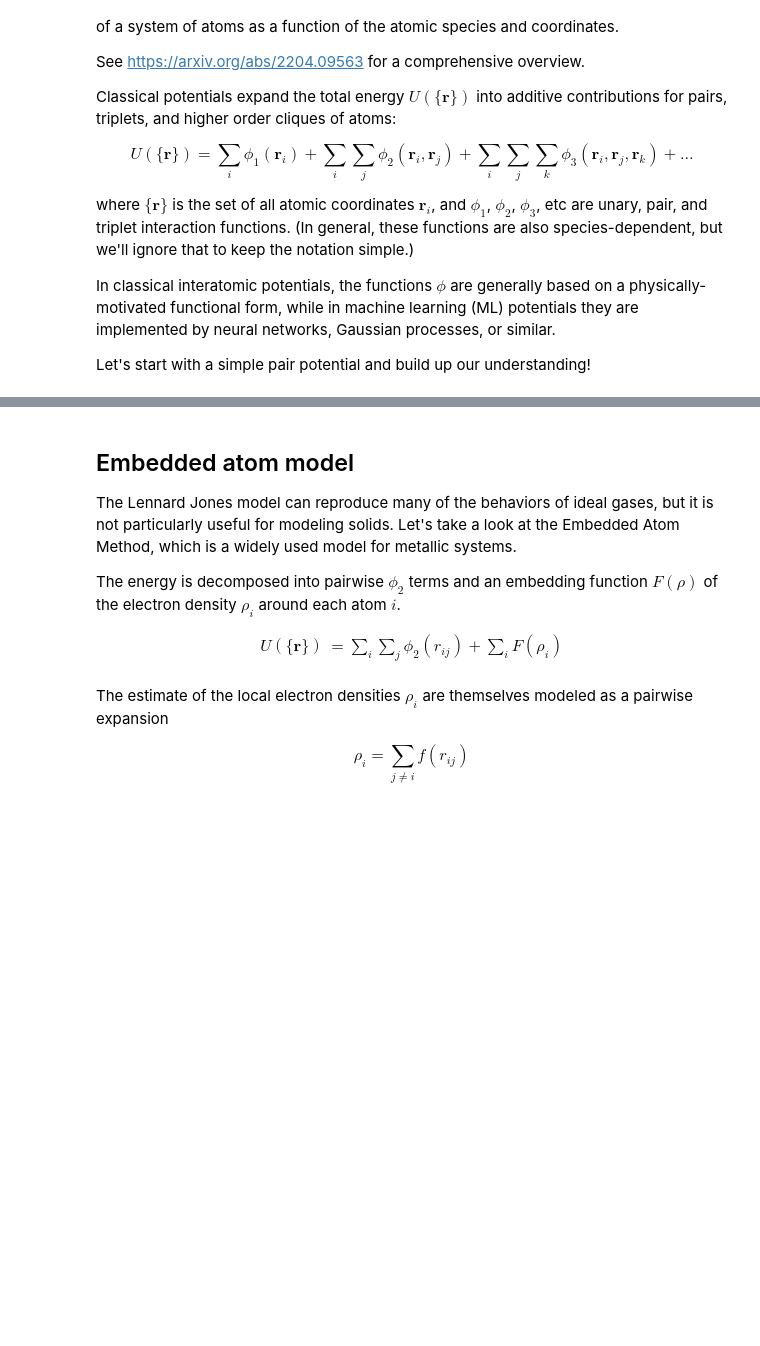
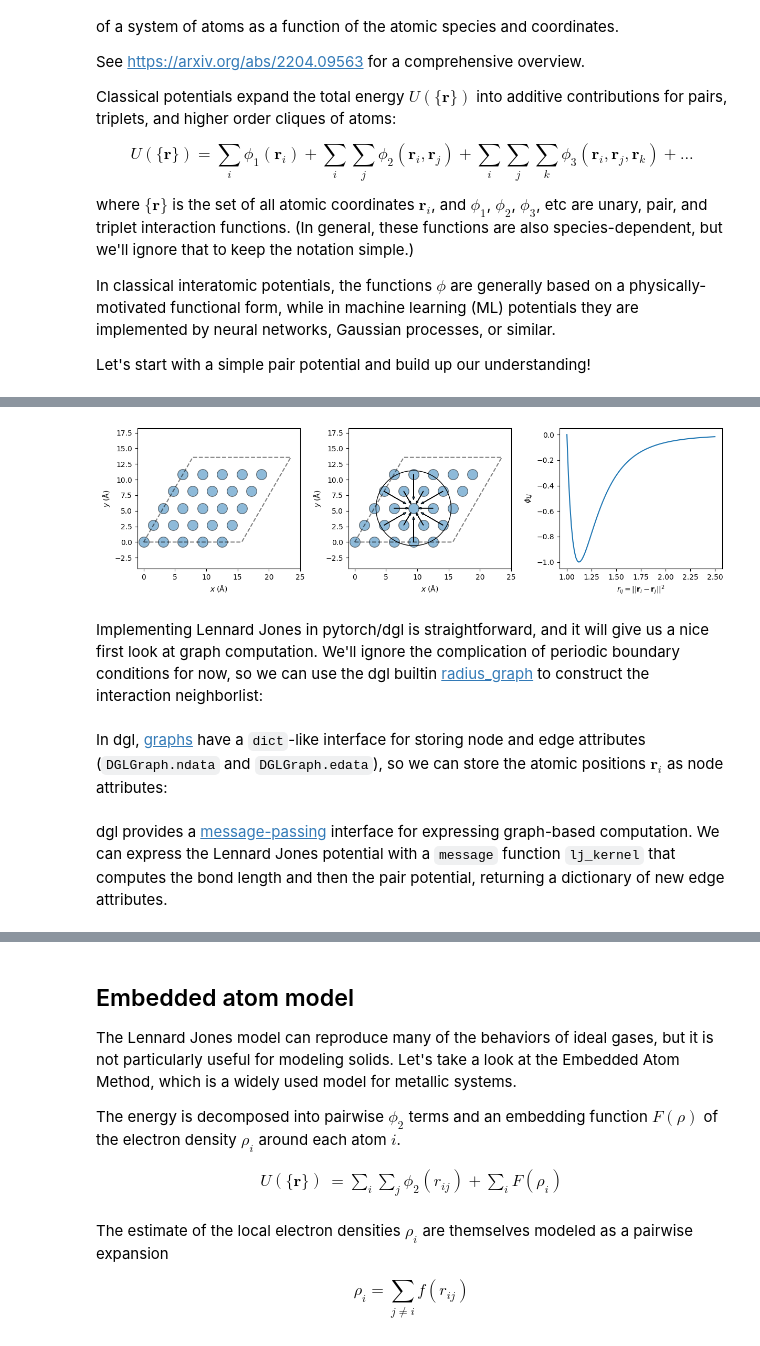
Before and after one commit to usnistgov/nfflr, a Jupyter notebook: notebooks/intro-to-gnn-potentials.ipynb, the cells around one changed output, grey strips where cells are left out. Saved outputs shown, nothing was run; the diff lists cells and outputs as text; code cells hidden in the pictures; blank space fills up the shorter version.

```diff
--- a/notebooks/intro-to-gnn-potentials.ipynb
+++ b/notebooks/intro-to-gnn-potentials.ipynb
@@ -46,6 +33,0 @@ where $r_{ij} = ||\mathbf{r}_i - \mathbf{r}_j||^2$ is the bond length between at
-# %%
-def lj(r, sigma=1.0, epsilon=1.0):
-    """Lennand Jones pair interaction."""
-    c6 = (sigma / r) ** 6
-    c12 = c6 ** 2
-    return 4 * epsilon * (c12 - c6)
@@ -139,0 +49,59 @@ The [full implementation](https://github.com/usnistgov/nfflr/blob/3455de156d66f2
+# %%
+def lj(r, sigma=1.0, epsilon=1.0):
+    """Lennard Jones pair interaction."""
+    c6 = (sigma / r) ** 6
+    c12 = c6 ** 2
+    return 4 * epsilon * (c12 - c6)
+# %%
+from ase.lattice.cubic import FaceCenteredCubic
+slab = fcc111('Ne', size=(5,5,1), vacuum=10.0)
+r1, r2, r3 = slab.get_positions().T
+# %%
+def draw_cell(atoms, ax):
+    """Draw cell oriented along [0 0 1] direction."""
+    corners = np.stack([
+        (atoms.get_scaled_positions()[0] + offset @ atoms.cell.array)[:2]
+        for offset in [[0,0,0], [1,0,0], [1, 1, 0], [0,1,0], [0,0,0]]
+    ])
+    ax.plot(corners[:,0], corners[:,1], linestyle="--", color="k", alpha=0.5)
+    ax.set_xlabel(r"$x\;(\mathrm{\AA})$")
+    ax.set_ylabel(r"$y\;(\mathrm{\AA})$");
+    return
+
+fig, axes = plt.subplots(ncols=3, figsize=(12,3.5))
+
+for ax in axes[:2]:
+    ax.scatter(r1, r2, s=200, edgecolors="k", alpha=0.5)
+    draw_cell(slab, ax)
+
+    ax.axis("equal")
+    ax.set(xlim=(-1, 25), ylim=(-1, 15))
+
+
+i = 12
+
+fcut = plt.Circle((r1[i], r2[i]), 6, edgecolor="k", facecolor="none")
+axes[1].add_patch(fcut)
+
+
+nbrs = [7, 8, 11, 13, 16, 17]
+nbrs += [3, 6, 9, 15, 18, 21]
+f = 0.75
+for nbr in nbrs:
+    ax.arrow(
+        r1[nbr], r2[nbr], f*(r1[i]-r1[nbr]), f*(r2[i]-r2[nbr]),
+        width=0.025, head_width=0.3, length_includes_head=True
+    )
+
+ax = axes[-1]
+rs = np.linspace(1, 2.5, 100)
+ax.plot(rs, lj(rs))
+ax.set(xlabel=r"$r_{ij} = ||\mathbf{r}_i - \mathbf{r}_j||^2$", ylabel=r"$\phi_{LJ}{(r)$")
+
+
+plt.tight_layout()
+# %% [output]
+[figure, added]
+# %% [markdown]
+Implementing Lennard Jones in pytorch/dgl is straightforward, and it will give us a nice first look at graph computation.
+We'll ignore the complication of periodic boundary conditions for now, so we can use the dgl builtin [radius_graph](https://docs.dgl.ai/generated/dgl.radius_graph.html?highlight=radius#dgl.radius_graph) to construct the interaction neighborlist:
@@ -139,0 +116,2 @@ The [full implementation](https://github.com/usnistgov/nfflr/blob/3455de156d66f2
+# %% [markdown]
+In dgl, [graphs](https://docs.dgl.ai/api/python/dgl.DGLGraph.html) have a `dict`-like interface for storing node and edge attributes (`DGLGraph.ndata` and `DGLGraph.edata`), so we can store the atomic positions $\mathbf{r}_{i}$ as node attributes:
@@ -139,0 +121,3 @@ The [full implementation](https://github.com/usnistgov/nfflr/blob/3455de156d66f2
+# %% [markdown]
+dgl provides a [message-passing](https://docs.dgl.ai/guide/message.html) interface for expressing graph-based computation.
+We can express the Lennard Jones potential with a `message` function `lj_kernel` that computes the bond length and then the pair potential, returning a dictionary of new edge attributes.
```
Also changed, not shown: parts of 84 cells of this notebook.
